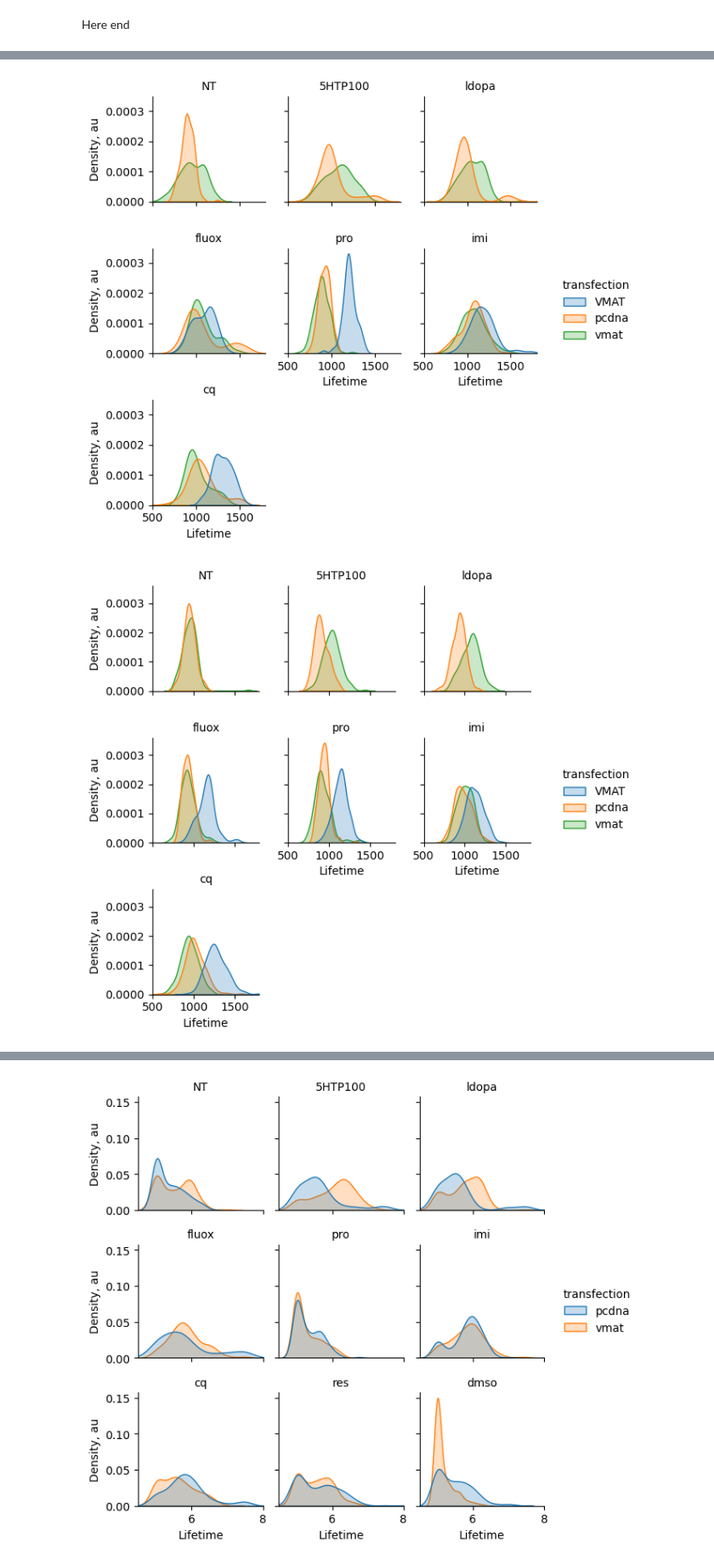
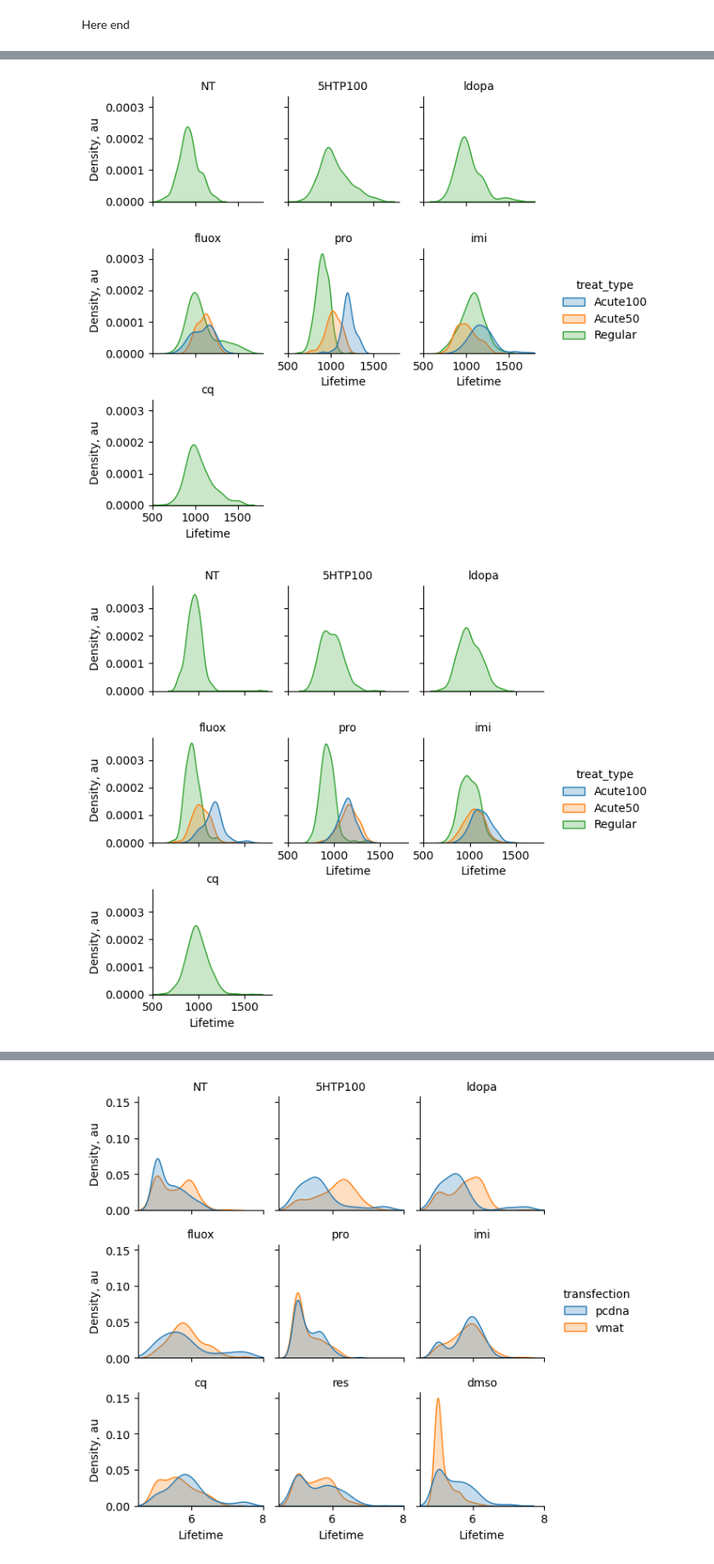
Before and after one commit to OleksTop/flim_granules_analysis, a Jupyter notebook: notebooks/Plotting.ipynb, the cells around one changed output, grey strips where cells are left out. Shown at 85% size. Saved outputs shown, nothing was run; the diff lists cells and outputs as text; code cells hidden in the pictures.

```diff
--- a/notebooks/Plotting.ipynb
+++ b/notebooks/Plotting.ipynb
@@ -134,11 +72,0 @@ def sample_data_with_optional_balancing(data, n=100, balance_by_date=False, grou
-# %%
-# Define your desired grouping columns
-group_columns = ['cells', 'treatment', 'typeoftreatment']
-
-# Call the updated function with the new grouping columns
-sampled_data, shortfall_log = sample_data_with_optional_balancing(
-    data=df,
-    n=100,
-    balance_by_date=False,
-    group_columns=group_columns
-)
@@ -163,2 +72,0 @@ sampled_data
-# %%
-sampled_data, log = sample_data_with_optional_balancing(combined_df, n=150, balance_by_date=False)
@@ -169,0 +180,4 @@ Groups with fewer available instances than requested:
+# %%
+sampled_data, shortfall_log = sample_data_with_optional_balancing(
+    data=combined_df, n=150, group_columns = ['transfection', 'cells', 'treat_type']
+)
@@ -244,24 +272,6 @@ Here end
 import pandas as pd
 import seaborn as sns
 import matplotlib.pyplot as plt
-
-# Define a mapping for grouping treatments
-treatment_mapping = {
-    'fluox': 'fluox',
-    'fluox-Acute100': 'fluox',
-    'pro': 'pro',
-    'pro-Acute100': 'pro',
-    'imi': 'imi',
-    'imi-Acute100': 'imi',
-    'cq': 'cq',
-    'CQ-Acute100': 'cq',
-    'NT': 'NT',
-    '5HTP100': '5HTP100',
-    'ldopa': 'ldopa'
-}
-
-# Apply the mapping to create a new column 'treatment_group'
-sampled_data['treatment_group'] = sampled_data['treatment'].map(treatment_mapping)
 
 # Define the desired order of 'treatment_group' columns
 treatment_group_order = ['NT', '5HTP100', 'ldopa', 'fluox', 'pro', 'imi', 'cq']
@@ -271,34 +281,34 @@ sampled_data_1 = sampled_data[sampled_data['cells'] == 'cl1']
 sampled_data_2 = sampled_data[sampled_data['cells'] == 'cl2']
 
 # Check if there's data in the filtered datasets
 if not sampled_data_1.empty:
     # Plot for the first subset (e.g., CellType1)
     h1 = sns.displot(
-        sampled_data_1, hue="transfection", x="mean_tau", col="treatment_group",
+        sampled_data_1, hue="treat_type", x="mean_tau", col="base_treatment",
         kind="kde", height=2, aspect=1, fill=True, col_wrap=3, col_order=treatment_group_order
     )
     # Set axis labels and titles for the first plot
     h1.set_axis_labels("Lifetime", "Density, au")
     h1.set_titles("{col_name}")
     h1.set(xlim=(500, 1800))
     plt.show()
 else:
     print("No data available for CellType1")
 
 # Check if there's data in the second filtered dataset
 if not sampled_data_2.empty:
     # Plot for the second subset (e.g., CellType2)
     h2 = sns.displot(
-        sampled_data_2, hue="transfection", x="mean_tau", col="treatment_group",
+        sampled_data_2, hue="treat_type", x="mean_tau", col="base_treatment",
         kind="kde", height=2, aspect=1, fill=True, col_wrap=3, col_order=treatment_group_order
     )
     # Set axis labels and titles for the second plot
     h2.set_axis_labels("Lifetime", "Density, au")
     h2.set_titles("{col_name}")
     h2.set(xlim=(500, 1800))
     plt.show()
 else:
     print("No data available for CellType2")
 # %% [output]
-[figure, old version]
+[figure, new version]
-[figure, old version]
+[figure, new version]
```
Also changed, not shown: parts of 17 cells of this notebook.
